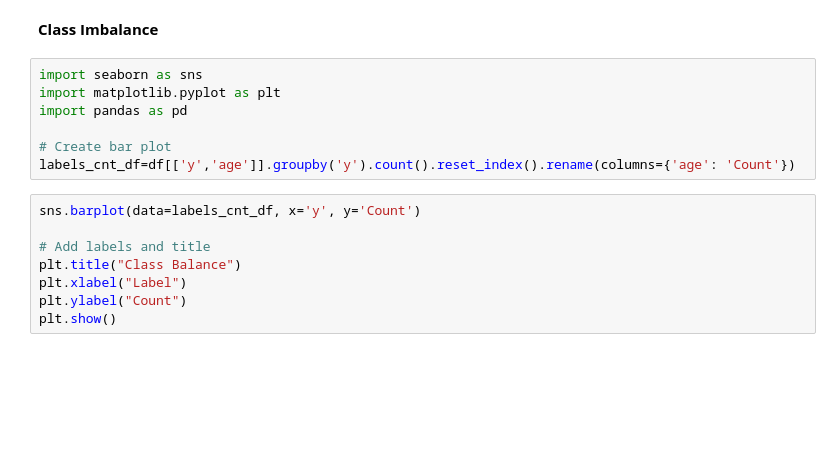
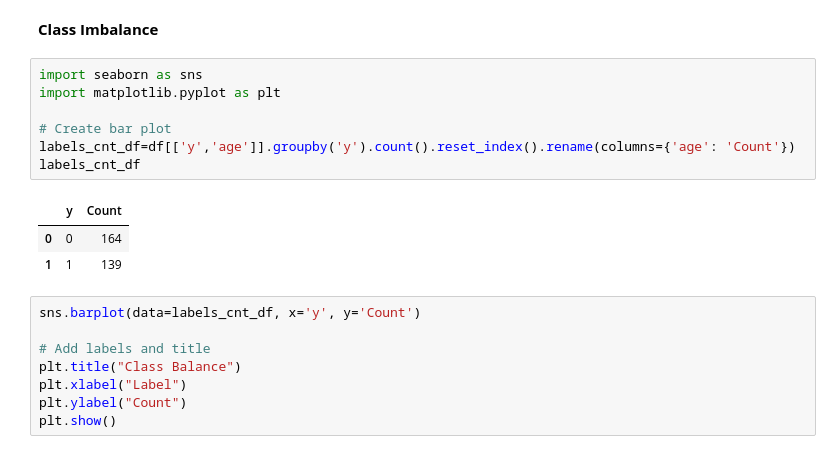
Before and after one commit to rhiats/classification_CAD, a Jupyter notebook: Heart_Disease.ipynb, the cells around one changed output. Cells and saved outputs as stored; diff of their text form; blank space fills up the shorter version.

```diff
--- a/Heart_Disease.ipynb
+++ b/Heart_Disease.ipynb
@@ -111,10 +119,14 @@ Numer of patients: 303
 # %%
 import seaborn as sns
 import matplotlib.pyplot as plt
-import pandas as pd
 
 # Create bar plot
 labels_cnt_df=df[['y','age']].groupby('y').count().reset_index().rename(columns={'age': 'Count'})
+labels_cnt_df
+# %% [output]
+|  | y | Count |
+| 0 | 0 | 164 |
+| 1 | 1 | 139 |
 # %%
 sns.barplot(data=labels_cnt_df, x='y', y='Count')
 
```
Also changed, not shown: parts of 19 cells of this notebook.
